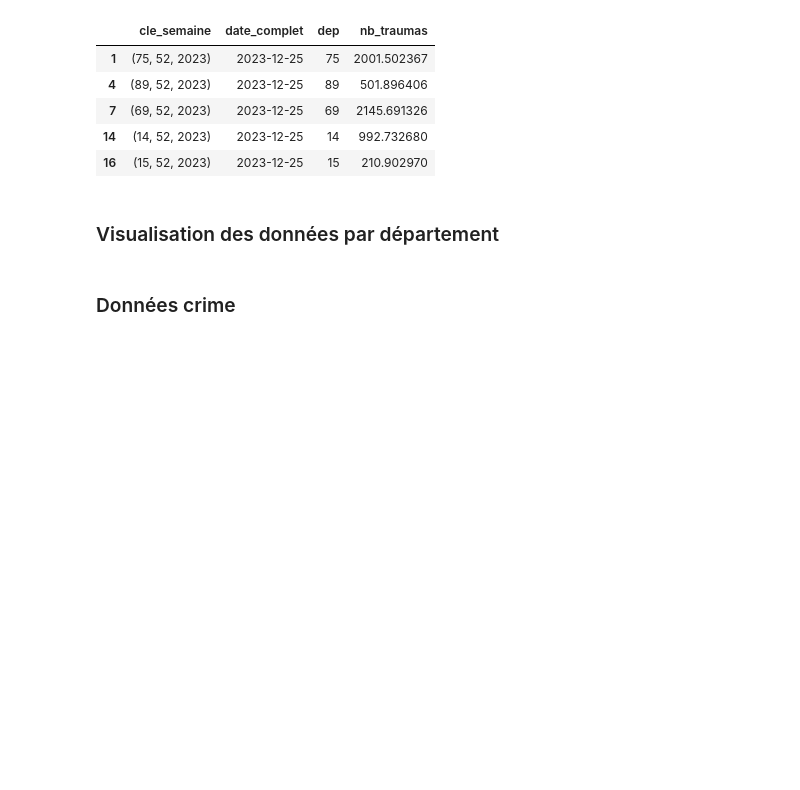
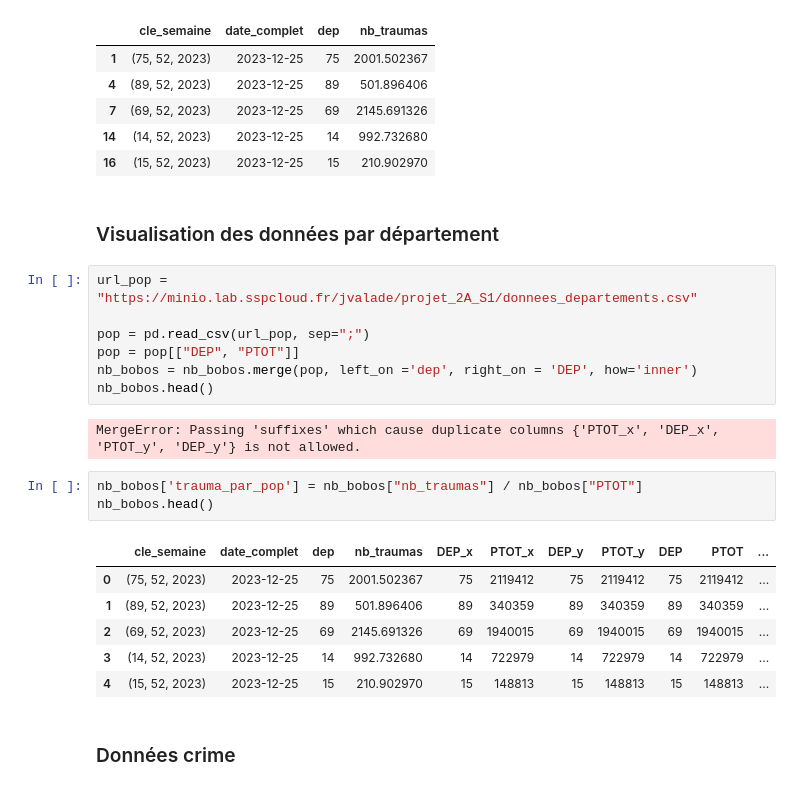
Before and after one commit to jadevalade2/projet_python_datascience_2AS1, a Jupyter notebook: rapport.ipynb, the cells around one changed output. Cells and saved outputs as stored; diff of their text form; blank space fills up the shorter version.

```diff
--- a/rapport.ipynb
+++ b/rapport.ipynb
@@ -278,6 +278,25 @@ nb_bobos.head()
 | 16 | (15, 52, 2023) | 2023-12-25 | 15 | 210.902970 |
 # %% [markdown]
 ### Visualisation des données par département
+# %%
+url_pop = "https://minio.lab.sspcloud.fr/jvalade/projet_2A_S1/donnees_departements.csv"
+
+pop = pd.read_csv(url_pop, sep=";")
+pop = pop[["DEP", "PTOT"]]
+nb_bobos = nb_bobos.merge(pop, left_on ='dep', right_on = 'DEP', how='inner')
+nb_bobos.head()
+# %% [output]
+MergeError: Passing 'suffixes' which cause duplicate columns {'PTOT_x', 'DEP_x', 'PTOT_y', 'DEP_y'} is not allowed.
+# %%
+nb_bobos['trauma_par_pop'] = nb_bobos["nb_traumas"] / nb_bobos["PTOT"]
+nb_bobos.head()
+# %% [output]
+|  | cle_semaine | date_complet | dep | nb_traumas | DEP_x | PTOT_x | DEP_y | PTOT_y | DEP | PTOT | ... |
+| 0 | (75, 52, 2023) | 2023-12-25 | 75 | 2001.502367 | 75 | 2119412 | 75 | 2119412 | 75 | 2119412 | ... |
+| 1 | (89, 52, 2023) | 2023-12-25 | 89 | 501.896406 | 89 | 340359 | 89 | 340359 | 89 | 340359 | ... |
+| 2 | (69, 52, 2023) | 2023-12-25 | 69 | 2145.691326 | 69 | 1940015 | 69 | 1940015 | 69 | 1940015 | ... |
+| 3 | (14, 52, 2023) | 2023-12-25 | 14 | 992.732680 | 14 | 722979 | 14 | 722979 | 14 | 722979 | ... |
+| 4 | (15, 52, 2023) | 2023-12-25 | 15 | 210.902970 | 15 | 148813 | 15 | 148813 | 15 | 148813 | ... |
 # %% [markdown]
 ### Données crime
 # %%
```
Also changed, not shown: parts of 7 cells of this notebook, 1 other file.
